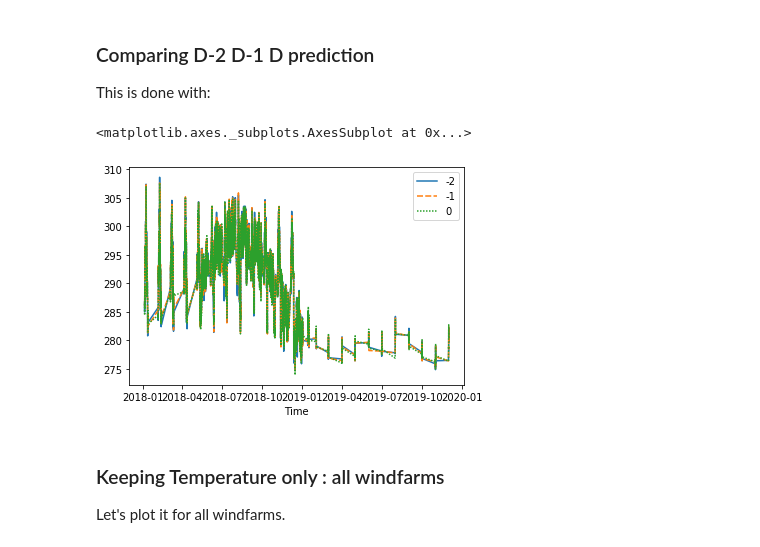
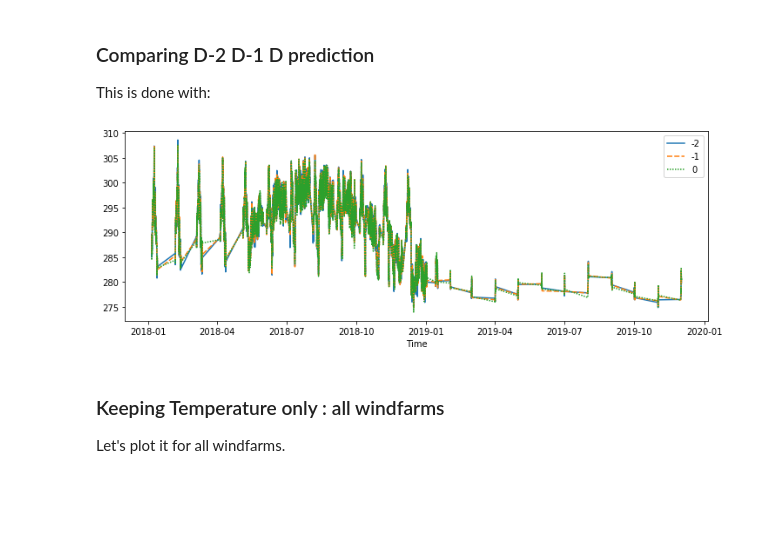
Before and after one commit to gaspardbb/astreos, a Jupyter notebook: exploring_the_data.ipynb, the cells around one changed output. Cells and saved outputs as stored; diff of their text form; code cells hidden in the pictures; blank space fills up the shorter version.

```diff
--- a/exploring_the_data.ipynb
+++ b/exploring_the_data.ipynb
@@ -43,8 +43,8 @@ Now, the tricky part: instead of having to deal with these damn string columns f
 # %%
 multiindex = [tuple(col.split('_')) for col in df.columns]
 for i, (nwp, hour, day, var) in enumerate(multiindex):
-    multiindex[i] = (int(nwp[-1]), int(hour[:2]), 0 if day=='D' else int(day[1:]), var)
-multiindex = pd.MultiIndex.from_tuples(multiindex, names=['NWP', 'h', 'D', 'var'])
+    multiindex[i] = (int(nwp[-1]), 0 if day=='D' else int(day[1:]), int(hour[:2]), var)
+multiindex = pd.MultiIndex.from_tuples(multiindex, names=['NWP', 'D', 'h', 'var'])
 # %%
 df.columns = multiindex
 # %% [markdown]
@@ -239,10 +236,11 @@ The two are fairly concordant.
 
 This is done with:
 # %%
+plt.figure(figsize=(12, 4))
 sns.lineplot(data=temp_df.mean(level='D', axis=1))
+plt.show()
 # %% [output]
-<matplotlib.axes._subplots.AxesSubplot at 0x...>
-[figure, old version]
+[figure, new version]
 # %% [markdown]
 ### Keeping Temperature only : all windfarms
 
```
Also changed, not shown: parts of 21 cells of this notebook, 2 other files.
